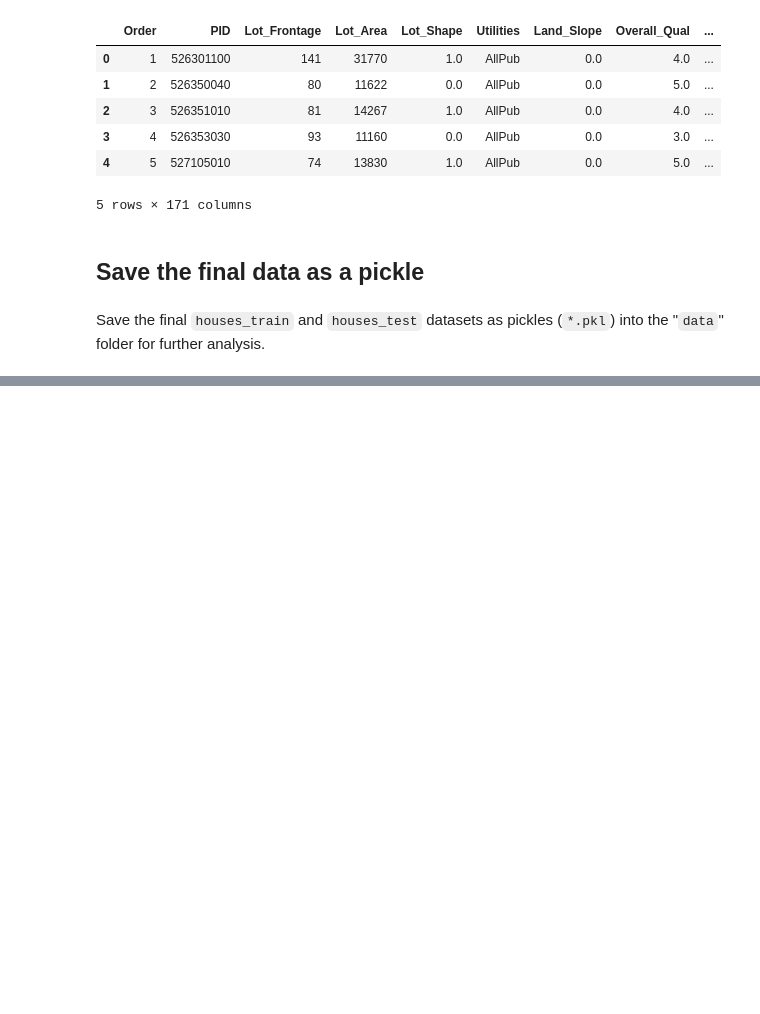
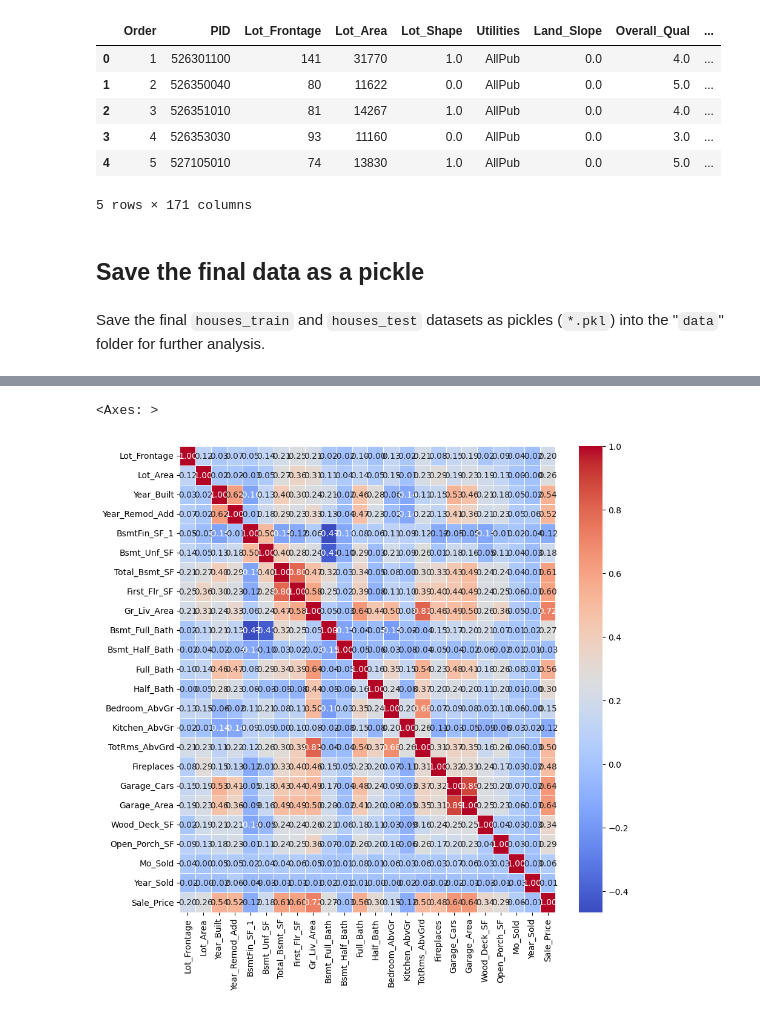
Before and after one commit to Mukhammadkodir27/Advanced_Python, a Jupyter notebook: Machine_Learning/Machine-Learning1.ipynb, the cells around one changed output, grey strips where cells are left out. Saved outputs shown, nothing was run; the diff lists cells and outputs as text; code cells hidden in the pictures; blank space fills up the shorter version.

```diff
--- a/Machine_Learning/Machine-Learning1.ipynb
+++ b/Machine_Learning/Machine-Learning1.ipynb
@@ -549,0 +581,5 @@ with open('data/houses_prepared.pkl', 'wb') as f:
+# %%
+# load the prepared data and saved before - BEFORE encoding of categorical predictors
+with open('data/houses_prepared.pkl', 'rb') as f:
+    houses_train = pickle.load(f)
+    houses_test = pickle.load(f)
@@ -549,0 +606,3 @@ with open('data/houses_prepared.pkl', 'wb') as f:
+# %%
+# store the list of names of quantitative (numeric) variables into a vector
+houses_numeric_columns = houses_train.select_dtypes(include=[np.number]).columns
@@ -549,0 +619,3 @@ with open('data/houses_prepared.pkl', 'wb') as f:
+# %%
+# exclude 'Order', 'PID' - which do not make sense as predictors
+houses_numeric_columns = houses_numeric_columns[2:]
@@ -549,0 +638,3 @@ with open('data/houses_prepared.pkl', 'wb') as f:
+# %%
+# compute correlation matrix, handling missing data (NaN)
+houses_correlations = houses_train[houses_numeric_columns].corr(method='pearson')
@@ -549,0 +671,11 @@ with open('data/houses_prepared.pkl', 'wb') as f:
+# %%
+# in case of many variables, table may not be readable
+plt.figure(figsize=(10, 10))
+sns.heatmap(houses_correlations,
+            annot = True,
+            cmap = 'coolwarm',
+            fmt = '.2f',
+            linewidths = 0.5)
+# %% [output]
+<Axes: >
+[figure, added]
```
Also changed, not shown: parts of 130 cells of this notebook.
